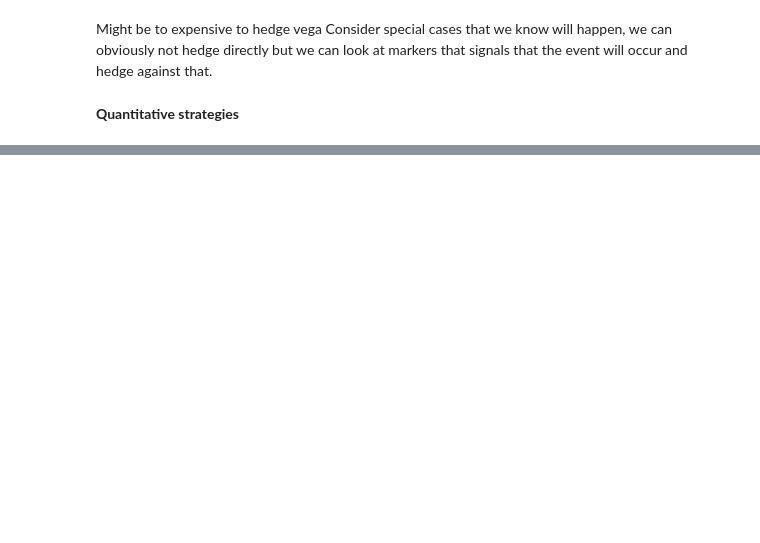
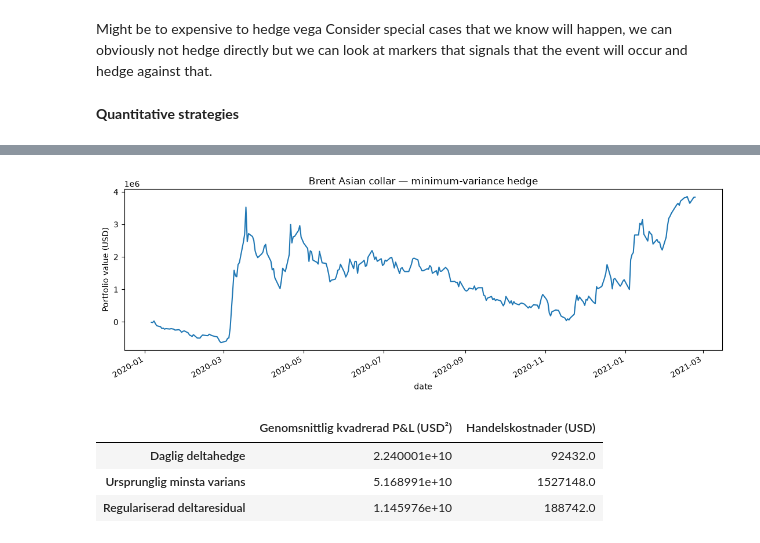
Before and after one commit to ludvigvl/HedgingCompetition, a Jupyter notebook: hedgingLabLudvig.ipynb, the cells around one changed output, grey strips where cells are left out. Cells and saved outputs as stored; diff of their text form; code cells hidden in the pictures; blank space fills up the shorter version.

Commit message:
minimum variance

```diff
--- a/hedgingLabLudvig.ipynb
+++ b/hedgingLabLudvig.ipynb
@@ -284,8 +359,8 @@ display(calibration_summary)
 # %%
-opening = daily_calibrations.loc[pd.Timestamp("2020-01-06")]
+"""opening = daily_calibrations.loc[pd.Timestamp("2020-01-06")]
 
 F1, F2 = opening["F_apr21"], opening["F_may21"]
 Favg = w1 * F1 + w2 * F2
 rho = opening["rho"]
 smile_apr21 = opening["smile_apr21"]
-smile_may21 = opening["smile_may21"]
+smile_may21 = opening["smile_may21"]"""
@@ -324,0 +667,24 @@ display(pd.Series(collar).to_frame("Value"))
+# %%
+# =============================================================================
+# PART 9: PRICING AS OF 6 JANUARY 2020 WITH THE NEW PIPELINE
+# =============================================================================
+
+payment_date = fixing_dates[-1]                  # assumption: the collar settles on the last fixing date
+D_0 = discount_factor(d, valuation_date, payment_date)
+
+call_0 = price_asian(K_call, 'call', f1, f2, smile1_0, smile2_0, rho, theta_1, theta_2, D_0)
+K_put_0 = solve_put_strike(call_0, f1, f2, smile1_0, smile2_0, rho, theta_1, theta_2, D_0)
+put_0 = price_asian(K_put_0, 'put', f1, f2, smile1_0, smile2_0, rho, theta_1, theta_2, D_0)
+
+# Discounting does not move K_put: both legs share the same D
+K_put_undiscounted = solve_put_strike(call_0 / D_0, f1, f2, smile1_0, smile2_0, rho, theta_1, theta_2)
+
+notional = 1_000_000
+print("--- PRICING RESULTS (6 JANUARY 2020) ---")
+print(f"Discount factor to {payment_date.date()}: {D_0:.5f} (SOFR {d['sofr_rate'].iloc[0]:.2f}%)")
+print(f"{'':28}{'Main':>12}{'New':>12}")
+print(f"{'Call(78) $/bbl':28}{prix_call:12.4f}{call_0:12.4f}")
+print(f"{'K_put $':28}{K_put:12.4f}{K_put_0:12.4f}")
+print(f"{'Put(K_put) $/bbl':28}{prix_put:12.4f}{put_0:12.4f}")
+print(f"{'Call premium on 1M bbl $':28}{prix_call * notional:12,.0f}{call_0 * notional:12,.0f}")
+print(f"K_put without discounting: {K_put_undiscounted:.6f} (same as with discounting)")
@@ -324,0 +939,31 @@ display(pd.Series(collar).to_frame("Value"))
+# %%
+ax = hedge_results["portfolio_value"].plot(figsize=(11, 4))
+ax.set_title("Brent Asian collar — minimum-variance hedge")
+ax.set_ylabel("Portfolio value (USD)")
+plt.tight_layout()
+plt.show()
+# %% [output]
+[figure, added]
+# %%
+comparison = hedge_results.loc["2020-01-06":"2021-01-29"].sort_index()
+
+strategies = {
+    "Daglig deltahedge": ("delta_pnl", "delta_trade_cost"),
+    "Ursprunglig minsta varians": ("pnl", "trade_cost"),
+    "Regulariserad deltaresidual": ("extended_pnl", "extended_trade_cost"),
+}
+
+summary = pd.DataFrame({
+    name: {
+        "Genomsnittlig kvadrerad P&L (USD²)": comparison[pnl_col].iloc[1:].pow(2).mean(),
+        "Handelskostnader (USD)": comparison[cost_col].sum(),
+    }
+    for name, (pnl_col, cost_col) in strategies.items()
+}).T
+
+display(summary.round(0))
+# %% [output]
+|  | Genomsnittlig kvadrerad P&L (USD²) | Handelskostnader (USD) |
+| Daglig deltahedge | 2.240001e+10 | 92432.0 |
+| Ursprunglig minsta varians | 5.168991e+10 | 1527148.0 |
+| Regulariserad deltaresidual | 1.145976e+10 | 188742.0 |
```
Also changed, not shown: parts of 22 cells of this notebook, 1 other file.
